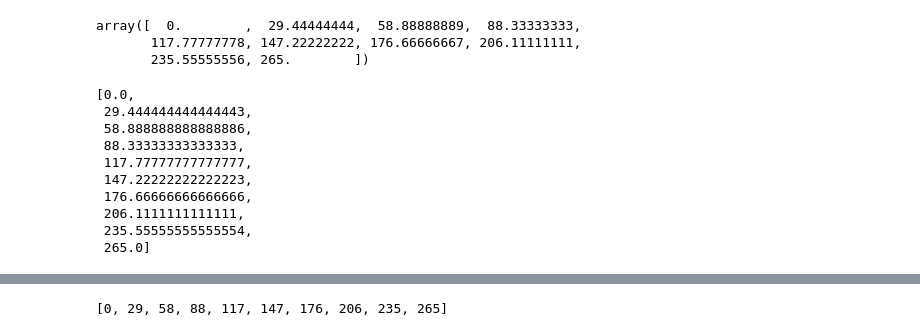
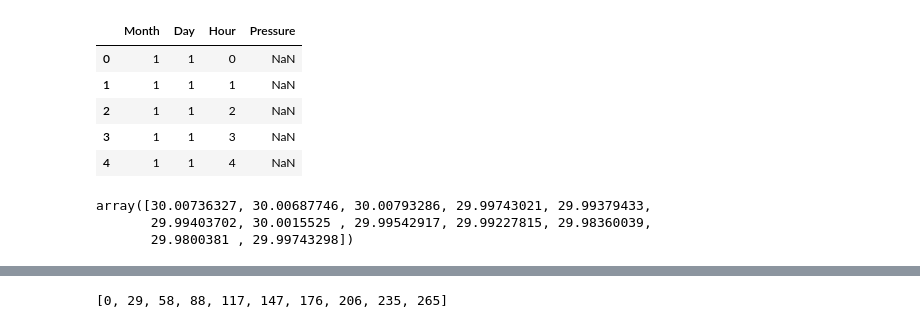
Before and after one commit to imn-climatologias-aeropuertos/climatologias-aeropuertos, a Jupyter notebook: clima.ipynb, the cells around one changed output, grey strips where cells are left out. Saved outputs shown, nothing was run; the diff lists cells and outputs as text; code cells hidden in the pictures.

Commit message:
Add sigle time series function, draw means per month

```diff
--- a/clima.ipynb
+++ b/clima.ipynb
@@ -3,20 +0,0 @@ import numpy as np
-# %%
-arr = np.linspace(int(0.05685), int(265.5485), 10)
-arr
-# %% [output]
-array([  0.        ,  29.44444444,  58.88888889,  88.33333333,
-       117.77777778, 147.22222222, 176.66666667, 206.11111111,
-       235.55555556, 265.        ])
-# %%
-arr.tolist()
-# %% [output]
-[0.0,
- 29.444444444444443,
- 58.888888888888886,
- 88.33333333333333,
- 117.77777777777777,
- 147.22222222222223,
- 176.66666666666666,
- 206.1111111111111,
- 235.55555555555554,
- 265.0]
@@ -22,0 +6,22 @@ arr.tolist()
+# %%
+data = pd.read_csv("data/mrpv/mrpv_metars.csv", usecols=["Month", "Day", "Hour", "Pressure"])
+data.head()
+# %% [output]
+|  | Month | Day | Hour | Pressure |
+| 0 | 1 | 1 | 0 | NaN |
+| 1 | 1 | 1 | 1 | NaN |
+| 2 | 1 | 1 | 2 | NaN |
+| 3 | 1 | 1 | 3 | NaN |
+| 4 | 1 | 1 | 4 | NaN |
+# %%
+a = np.zeros(12)
+means = np.zeros(12)
+for i in range(len(a)):
+    j = i + 1
+    df = data.query(f"Month == {j}")
+    means[i] = df["Pressure"].mean()
+means
+# %% [output]
+array([30.00736327, 30.00687746, 30.00793286, 29.99743021, 29.99379433,
+       29.99403702, 30.0015525 , 29.99542917, 29.99227815, 29.98360039,
+       29.9800381 , 29.99743298])
```
Also changed, not shown: parts of 3 cells of this notebook, 2 other files.
